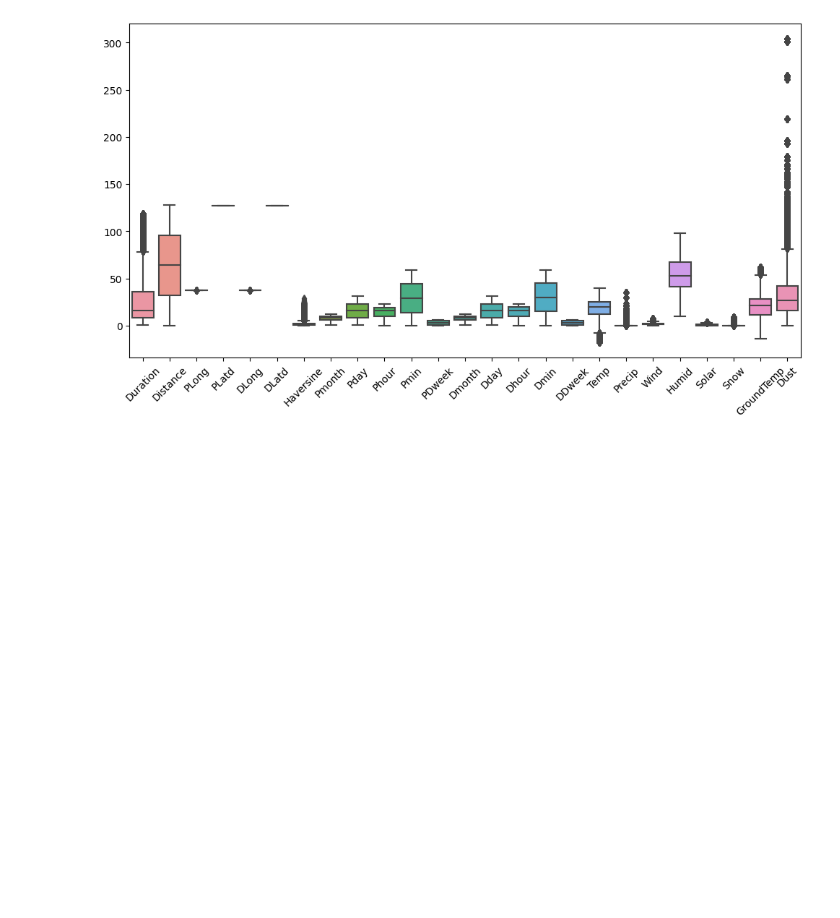
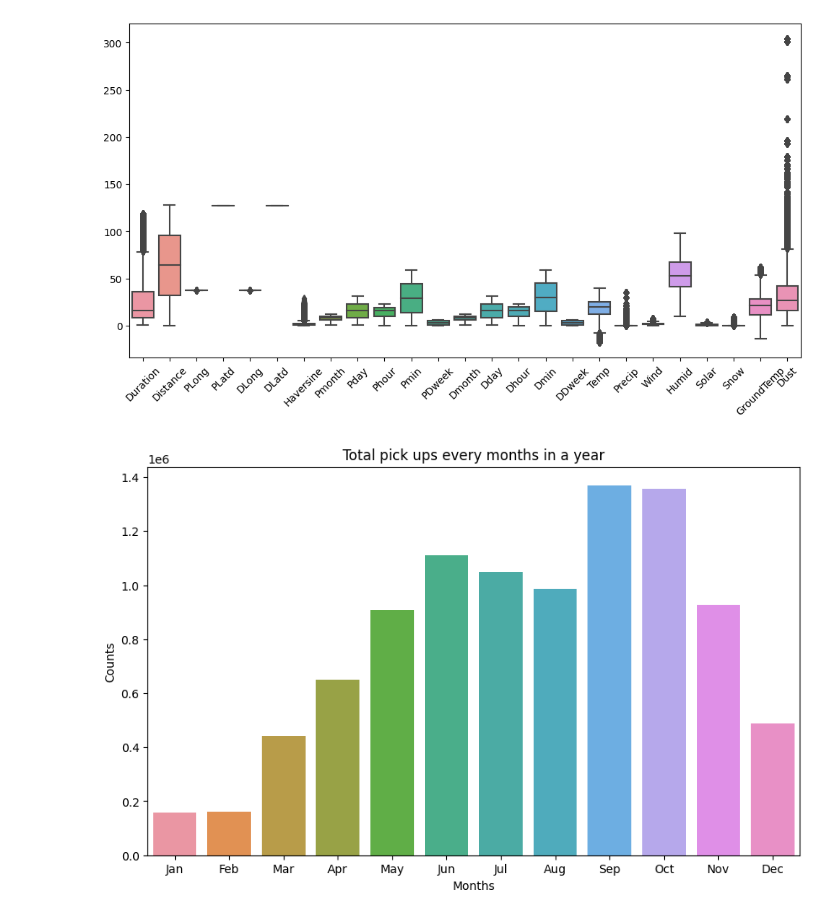
Before and after one commit to Kiran0R0Patil/seoul-bike-insights-and-predictions, a Jupyter notebook: seoul-bike-insights-and-predictions.ipynb, the cells around one changed output. Cells and saved outputs as stored; diff of their text form; code cells hidden in the pictures; blank space fills up the shorter version.

```diff
--- a/seoul-bike-insights-and-predictions.ipynb
+++ b/seoul-bike-insights-and-predictions.ipynb
@@ -283,3 +284,26 @@ plt.xticks(rotation=45)
 plt.show()
 # %% [output]
 [figure]
+# %%
+# Total pick ups every months in a year
+pivot_table1 = df.pivot_table(index='Pmonth', aggfunc={'Pmonth': 'count'})
+
+month_map = {1: 'Jan', 2: 'Feb', 3: 'Mar', 4: 'Apr', 5: 'May', 6: 'Jun', 7: 'Jul', 8: 'Aug', 9: 'Sep', 10: 'Oct', 11: 'Nov', 12: 'Dec'}
+pivot_table1.index = pivot_table1.index.map(month_map)
+
+
+# Get the month names
+#month_labels = [month_map[month] for month in df['Pmonth'].unique()]
+
+# Get the pick-up months and trip counts
+pick_up_months = pivot_table1.index.to_numpy()
+trips_count = pivot_table1['Pmonth'].to_numpy()
+
+plt.figure(figsize=(10,6))
+sns.barplot(x=pick_up_months,y=trips_count)
+plt.xlabel("Months")
+plt.ylabel("Counts")
+plt.title("Total pick ups every months in a year")
+plt.show()
+# %% [output]
+[figure, added]
```
Also changed, not shown: parts of 17 cells of this notebook.
